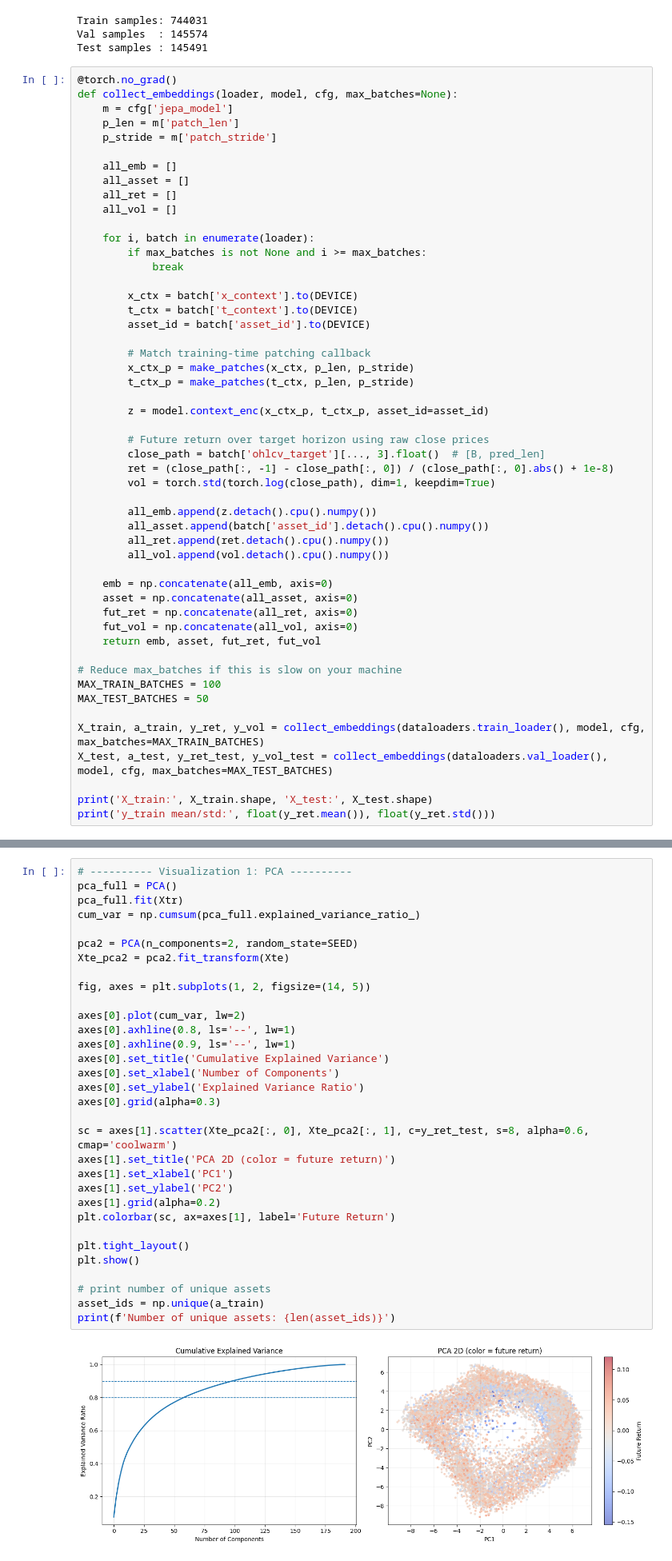
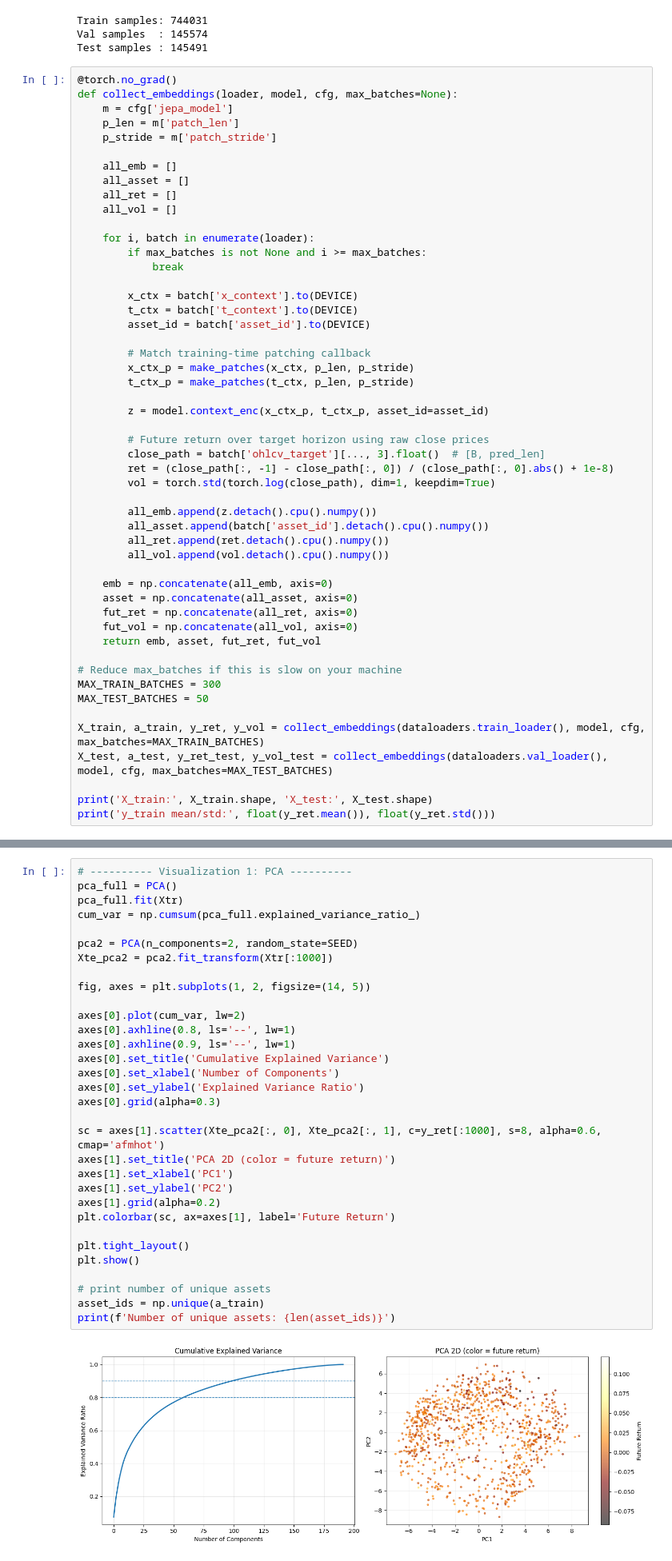
Before and after one commit to Olba147/DrlPpoTransformer, a Jupyter notebook: notebooks/jepa_embedding_analysis2.ipynb, the cells around one changed output, grey strips where cells are left out. Shown at 80% size. Cells and saved outputs as stored; diff of their text form.

```diff
--- a/notebooks/jepa_embedding_analysis2.ipynb
+++ b/notebooks/jepa_embedding_analysis2.ipynb
@@ -286,7 +288,7 @@ def collect_embeddings(loader, model, cfg, max_batches=None):
     return emb, asset, fut_ret, fut_vol
 
 # Reduce max_batches if this is slow on your machine
-MAX_TRAIN_BATCHES = 100
+MAX_TRAIN_BATCHES = 300
 MAX_TEST_BATCHES = 50
 
 X_train, a_train, y_ret, y_vol = collect_embeddings(dataloaders.train_loader(), model, cfg, max_batches=MAX_TRAIN_BATCHES)
@@ -391,36 +393,36 @@ weighted avg     0.3398    0.3270    0.3206     12800
 # ---------- Visualization 1: PCA ----------
 pca_full = PCA()
 pca_full.fit(Xtr)
 cum_var = np.cumsum(pca_full.explained_variance_ratio_)
 
 pca2 = PCA(n_components=2, random_state=SEED)
-Xte_pca2 = pca2.fit_transform(Xte)
+Xte_pca2 = pca2.fit_transform(Xtr[:1000])
 
 fig, axes = plt.subplots(1, 2, figsize=(14, 5))
 
 axes[0].plot(cum_var, lw=2)
 axes[0].axhline(0.8, ls='--', lw=1)
 axes[0].axhline(0.9, ls='--', lw=1)
 axes[0].set_title('Cumulative Explained Variance')
 axes[0].set_xlabel('Number of Components')
 axes[0].set_ylabel('Explained Variance Ratio')
 axes[0].grid(alpha=0.3)
 
-sc = axes[1].scatter(Xte_pca2[:, 0], Xte_pca2[:, 1], c=y_ret_test, s=8, alpha=0.6, cmap='coolwarm')
+sc = axes[1].scatter(Xte_pca2[:, 0], Xte_pca2[:, 1], c=y_ret[:1000], s=8, alpha=0.6, cmap='afmhot')
 axes[1].set_title('PCA 2D (color = future return)')
 axes[1].set_xlabel('PC1')
 axes[1].set_ylabel('PC2')
 axes[1].grid(alpha=0.2)
 plt.colorbar(sc, ax=axes[1], label='Future Return')
 
 plt.tight_layout()
 plt.show()
 
 # print number of unique assets
 asset_ids = np.unique(a_train)
 print(f'Number of unique assets: {len(asset_ids)}')
 # %% [output]
-[figure, old version]
+[figure, new version]
 Number of unique assets: 33
 # %%
 # ---------- Visualization 1b: PCA 3D ----------
```
Also changed, not shown: parts of 5 cells of this notebook, 1 other file.
